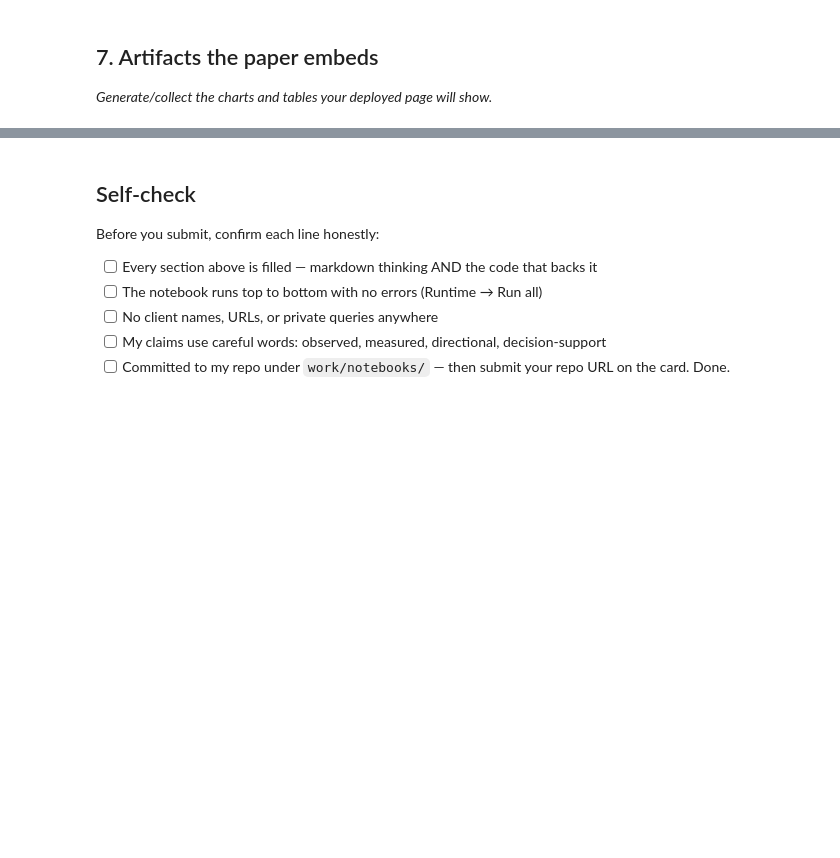
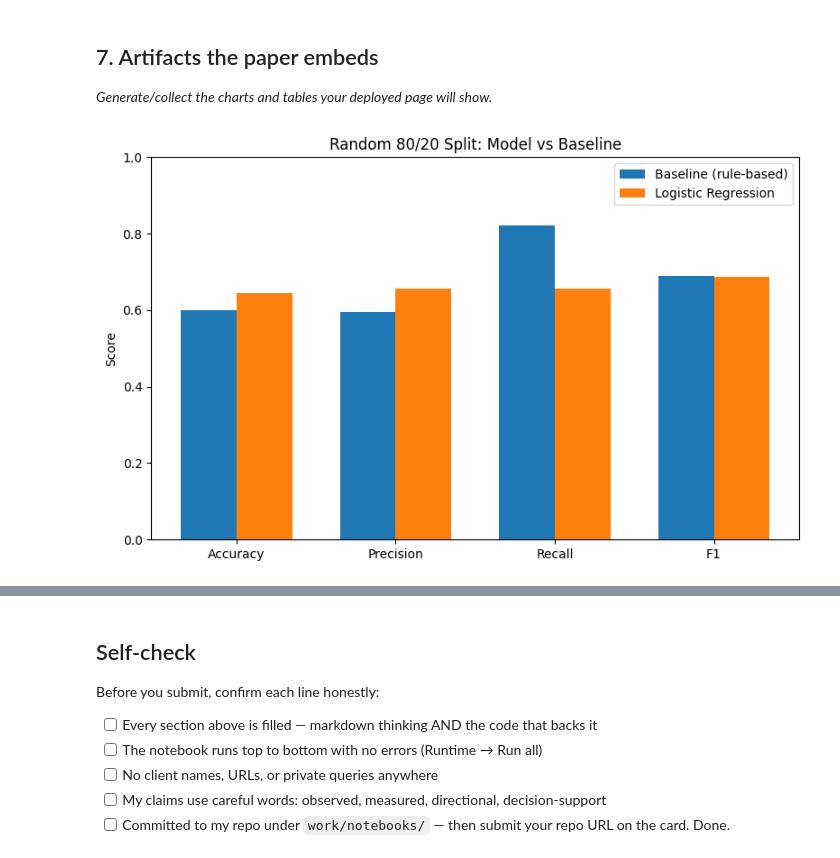
Before and after one commit to Ayesha-Shahzadkhan/flyrank-assignment1, a Jupyter notebook: work/notebooks/capstone.ipynb, the cells around one changed output, grey strips where cells are left out. Cells and saved outputs as stored; diff of their text form; code cells hidden in the pictures; blank space fills up the shorter version.

```diff
--- a/work/notebooks/capstone.ipynb
+++ b/work/notebooks/capstone.ipynb
@@ -83,3 +92,29 @@ Decision-support only: Given the modest, split-sensitive lift over the baseline,
 ## 7. Artifacts the paper embeds
 
 *Generate/collect the charts and tables your deployed page will show.*
+# %%
+import matplotlib.pyplot as plt
+import numpy as np
+
+#Chart 1: Random split — Baseline vs Logistic Regression
+metrics = ['Accuracy', 'Precision', 'Recall', 'F1']
+baseline_scores = [0.599, 0.594, 0.822, 0.690]
+lr_scores = [0.644, 0.657, 0.657, 0.686]
+
+x = np.arange(len(metrics))
+width = 0.35
+
+fig, ax = plt.subplots(figsize=(8, 5))
+ax.bar(x - width/2, baseline_scores, width, label='Baseline (rule-based)')
+ax.bar(x + width/2, lr_scores, width, label='Logistic Regression')
+
+ax.set_ylabel('Score')
+ax.set_title('Random 80/20 Split: Model vs Baseline')
+ax.set_xticks(x)
+ax.set_xticklabels(metrics)
+ax.set_ylim(0, 1)
+ax.legend()
+plt.tight_layout()
+plt.show()
+# %% [output]
+[figure, added]
```
Also changed, not shown: parts of 2 cells of this notebook.
